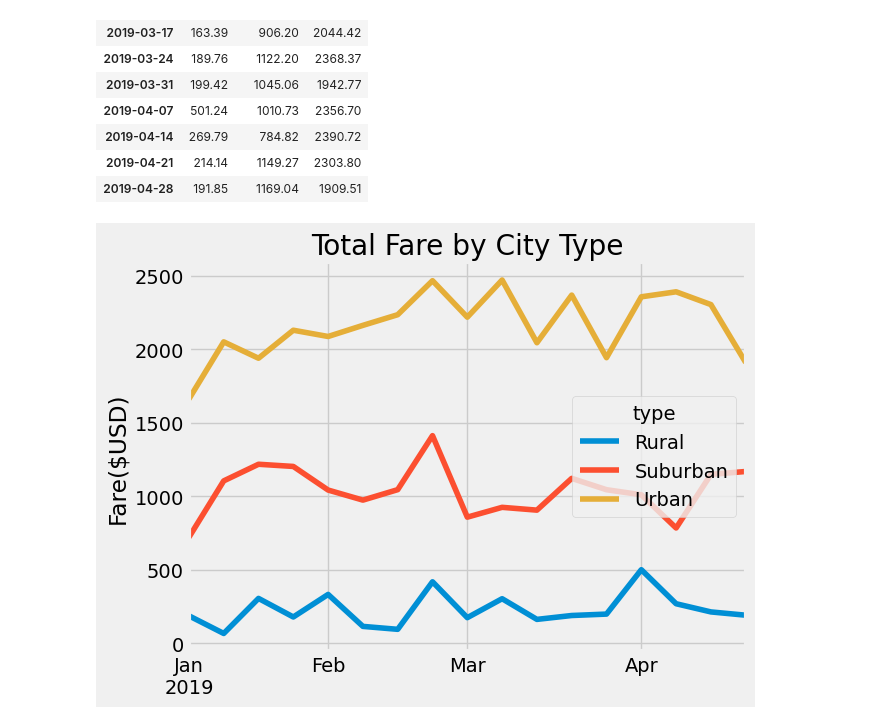
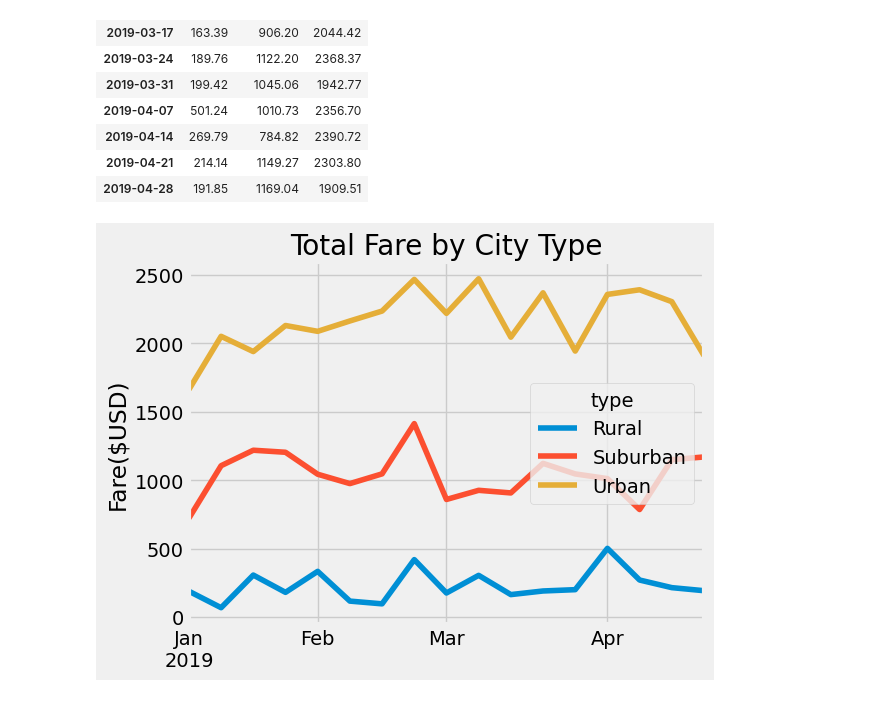
Before and after one commit to btweedster/pyber_analysis, a Jupyter notebook: PyBer_Challenge.ipynb, the cells around one changed output. Drawn from its saved outputs; the diff is of its cells as text; code cells hidden in the pictures.

Commit message:
Fare by City Type figure corrected.

```diff
--- a/PyBer_Challenge.ipynb
+++ b/PyBer_Challenge.ipynb
@@ -246,18 +246,19 @@ fares_2019_Jan_Apr_weeks
 # %%
 # 8. Using the object-oriented interface method, plot the resample DataFrame using the df.plot() function.
 
 # Import the style from Matplotlib.
 from matplotlib import style
 # Use the graph style fivethirtyeight.
 style.use('fivethirtyeight')
 
 fares_2019_Jan_Apr_weeks.plot()
 plt.title("Total Fare by City Type")
 plt.ylabel("Fare($USD)")
 plt.xlabel("")
 
 # Save and show figure
+plt.tight_layout()
 plt.savefig("analysis/PyBer_Fare_Summary.png")
 plt.show()
 # %% [output]
-[figure, old version]
+[figure, new version]
```
Also changed, not shown: 1 other file.
